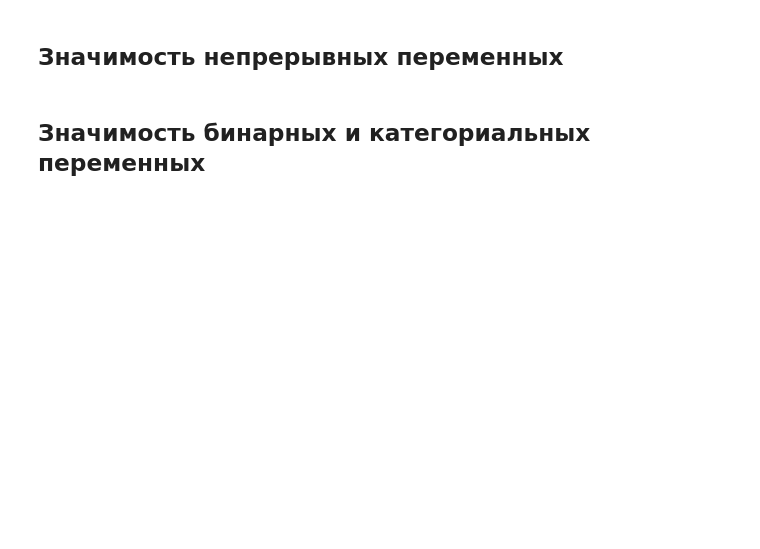
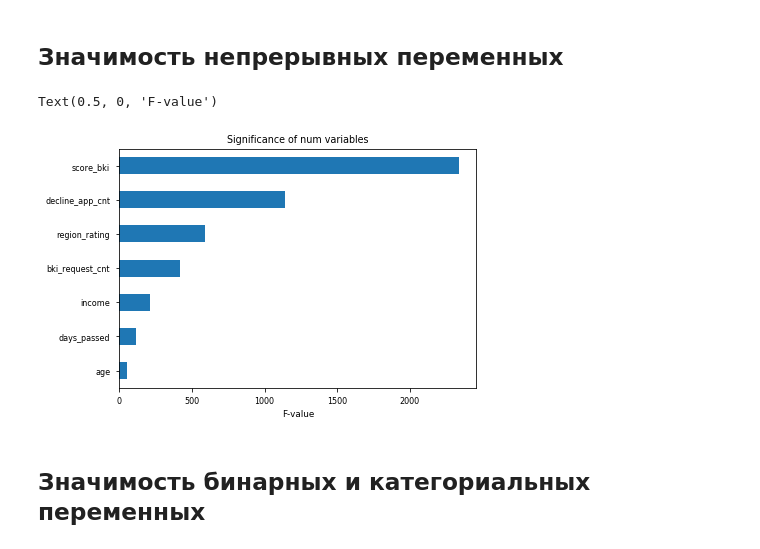
Before and after one commit to Desolitto/skillfactory_rds, a Jupyter notebook: module_4/credit-scoring-notebook.ipynb, the cells around one changed output. Drawn from its saved outputs; the diff is of its cells as text; code cells hidden in the pictures; blank space fills up the shorter version.

```diff
--- a/module_4/credit-scoring-notebook.ipynb
+++ b/module_4/credit-scoring-notebook.ipynb
@@ -462,11 +515,14 @@ education_dummy.head()
 # %% [markdown]
 ## Значимость непрерывных переменных
 # %%
-imp_num = Series(f_classif(train[num_cols], train['default'])[0], index = num_cols)
+imp_num = Series(f_classif(df[df['Train']==1][num_cols], df[df['Train']==1]['default'])[0], index = num_cols)
 imp_num.sort_values(inplace = True)
 imp_num.plot(kind = 'barh')
 plt.title('Significance of num variables')
 plt.xlabel('F-value')
+# %% [output]
+Text(0.5, 0, 'F-value')
+[figure, added]
 # %% [markdown]
 ## Значимость бинарных и категориальных переменных
 # %%
```
Also changed, not shown: parts of 60 cells of this notebook.
